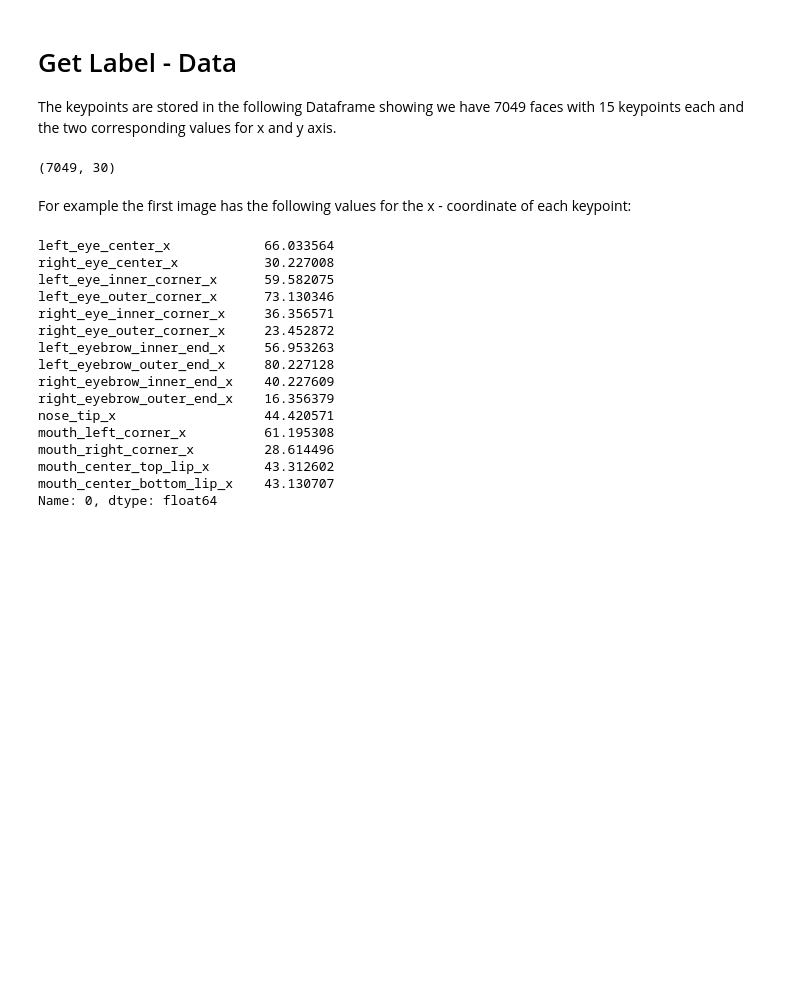
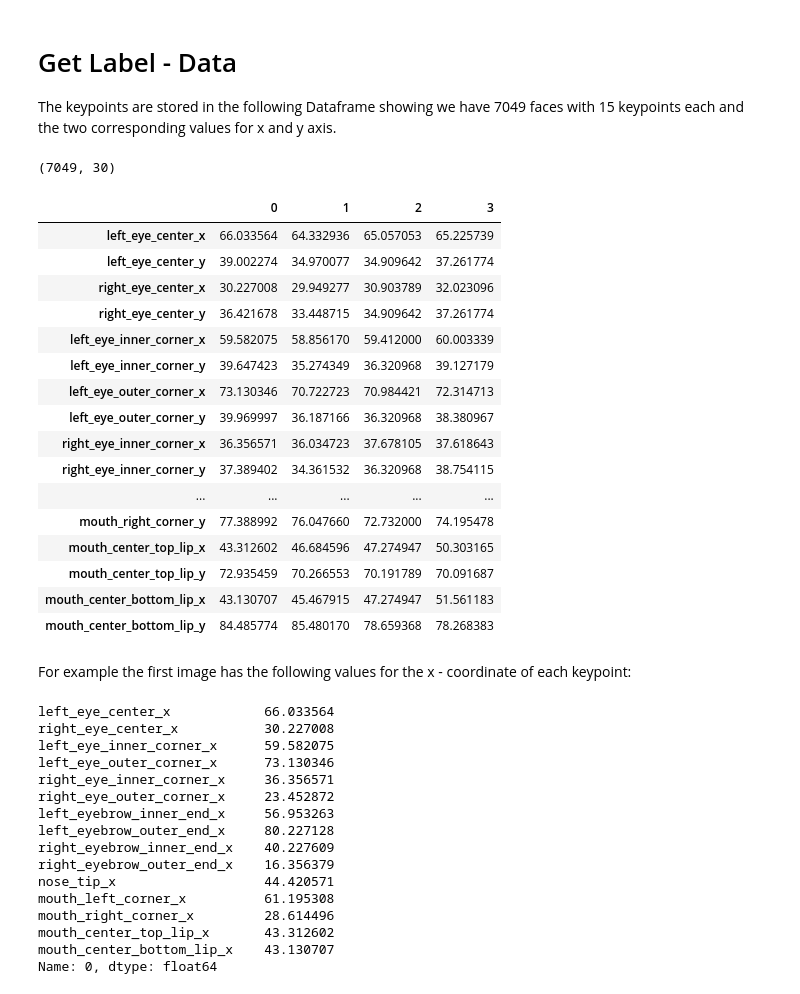
Before and after one commit to AntoniaSch/Facial-Keypoints-Detector, a Jupyter notebook: Facial_Keypoints.ipynb, the cells around one changed output. Drawn from its saved outputs; the diff is of its cells as text; code cells hidden in the pictures; blank space fills up the shorter version.

```diff
--- a/Facial_Keypoints.ipynb
+++ b/Facial_Keypoints.ipynb
@@ -79,6 +79,26 @@ keypoints = train.drop(['Image'], axis=1)
 keypoints.shape
 # %% [output]
 (7049, 30)
+# %%
+keypoints.head(4).T
+# %% [output]
+|  | 0 | 1 | 2 | 3 |
+| left_eye_center_x | 66.033564 | 64.332936 | 65.057053 | 65.225739 |
+| left_eye_center_y | 39.002274 | 34.970077 | 34.909642 | 37.261774 |
+| right_eye_center_x | 30.227008 | 29.949277 | 30.903789 | 32.023096 |
+| right_eye_center_y | 36.421678 | 33.448715 | 34.909642 | 37.261774 |
+| left_eye_inner_corner_x | 59.582075 | 58.856170 | 59.412000 | 60.003339 |
+| left_eye_inner_corner_y | 39.647423 | 35.274349 | 36.320968 | 39.127179 |
+| left_eye_outer_corner_x | 73.130346 | 70.722723 | 70.984421 | 72.314713 |
+| left_eye_outer_corner_y | 39.969997 | 36.187166 | 36.320968 | 38.380967 |
+| right_eye_inner_corner_x | 36.356571 | 36.034723 | 37.678105 | 37.618643 |
+| right_eye_inner_corner_y | 37.389402 | 34.361532 | 36.320968 | 38.754115 |
+| ... | ... | ... | ... | ... |
+| mouth_right_corner_y | 77.388992 | 76.047660 | 72.732000 | 74.195478 |
+| mouth_center_top_lip_x | 43.312602 | 46.684596 | 47.274947 | 50.303165 |
+| mouth_center_top_lip_y | 72.935459 | 70.266553 | 70.191789 | 70.091687 |
+| mouth_center_bottom_lip_x | 43.130707 | 45.467915 | 47.274947 | 51.561183 |
+| mouth_center_bottom_lip_y | 84.485774 | 85.480170 | 78.659368 | 78.268383 |
 # %% [markdown]
 For example the first image has the following values for the x - coordinate of each keypoint:
 # %%
```
Also changed, not shown: parts of 18 cells of this notebook.
